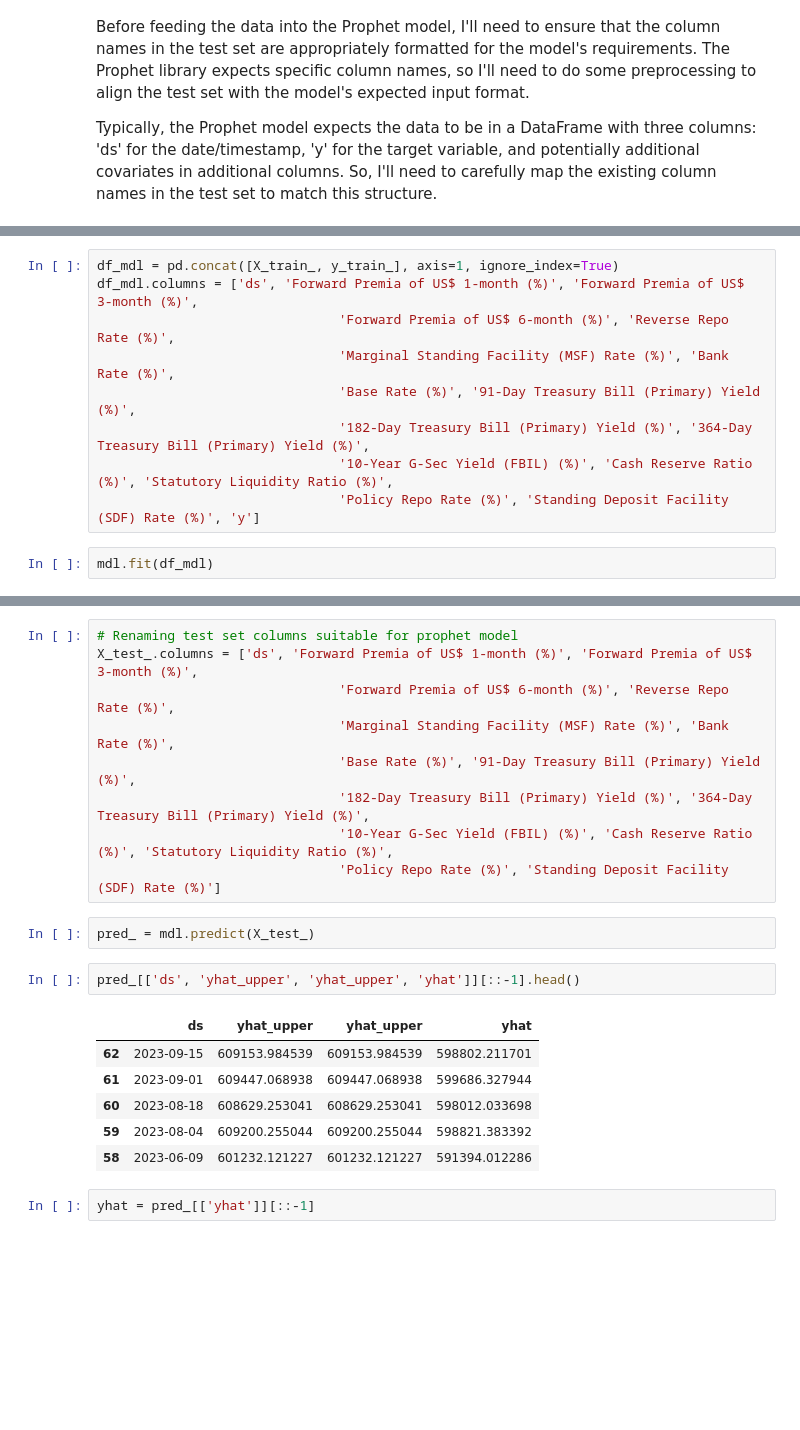
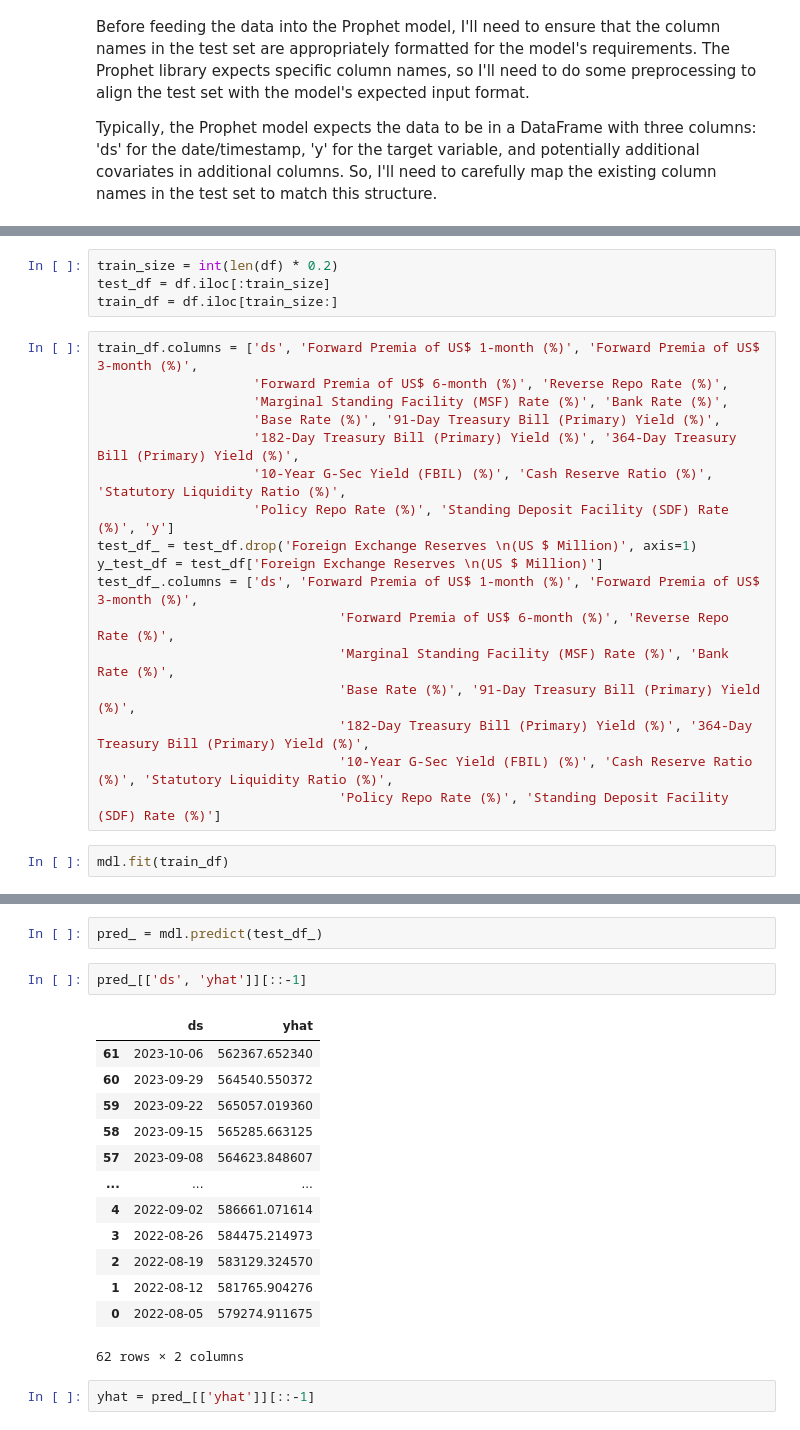
Before and after one commit to PranayJagtap06/ML_Projects, a Jupyter notebook: Indian Economy-Foreign Exchange Reserves Prediction/IndianEconomyMacroeconomicIndicators.ipynb, the cells around one changed output, grey strips where cells are left out. Drawn from its saved outputs; the diff is of its cells as text; blank space fills up the shorter version.

```diff
--- a/Indian Economy-Foreign Exchange Reserves Prediction/IndianEconomyMacroeconomicIndicators.ipynb
+++ b/Indian Economy-Foreign Exchange Reserves Prediction/IndianEconomyMacroeconomicIndicators.ipynb
@@ -819,13 +830,25 @@ X_train_, X_test_, y_train_, y_test_ = train_test_split(X_, y_, test_size=0.2, r
+# %%
+train_size = int(len(df) * 0.2)
+test_df = df.iloc[:train_size]
+train_df = df.iloc[train_size:]
 # %%
-df_mdl = pd.concat([X_train_, y_train_], axis=1, ignore_index=True)
-df_mdl.columns = ['ds', 'Forward Premia of US$ 1-month (%)', 'Forward Premia of US$ 3-month (%)',
+train_df.columns = ['ds', 'Forward Premia of US$ 1-month (%)', 'Forward Premia of US$ 3-month (%)',
+                    'Forward Premia of US$ 6-month (%)', 'Reverse Repo Rate (%)',
+                    'Marginal Standing Facility (MSF) Rate (%)', 'Bank Rate (%)',
+                    'Base Rate (%)', '91-Day Treasury Bill (Primary) Yield (%)',
+                    '182-Day Treasury Bill (Primary) Yield (%)', '364-Day Treasury Bill (Primary) Yield (%)',
+                    '10-Year G-Sec Yield (FBIL) (%)', 'Cash Reserve Ratio (%)', 'Statutory Liquidity Ratio (%)',
+                    'Policy Repo Rate (%)', 'Standing Deposit Facility (SDF) Rate (%)', 'y']
+test_df_ = test_df.drop('Foreign Exchange Reserves \n(US $ Million)', axis=1)
+y_test_df = test_df['Foreign Exchange Reserves \n(US $ Million)']
+test_df_.columns = ['ds', 'Forward Premia of US$ 1-month (%)', 'Forward Premia of US$ 3-month (%)',
                                'Forward Premia of US$ 6-month (%)', 'Reverse Repo Rate (%)',
                                'Marginal Standing Facility (MSF) Rate (%)', 'Bank Rate (%)',
                                'Base Rate (%)', '91-Day Treasury Bill (Primary) Yield (%)',
                                '182-Day Treasury Bill (Primary) Yield (%)', '364-Day Treasury Bill (Primary) Yield (%)',
                                '10-Year G-Sec Yield (FBIL) (%)', 'Cash Reserve Ratio (%)', 'Statutory Liquidity Ratio (%)',
-                               'Policy Repo Rate (%)', 'Standing Deposit Facility (SDF) Rate (%)', 'y']
+                               'Policy Repo Rate (%)', 'Standing Deposit Facility (SDF) Rate (%)']
 # %%
-mdl.fit(df_mdl)
+mdl.fit(train_df)
 # %% [output]
 INFO:prophet:Disabling daily seasonality. Run prophet with daily_seasonality=True to override this.
@@ -840,24 +863,22 @@ INFO:cmdstanpy:Chain [1] start processing
 INFO:cmdstanpy:Chain [1] done processing
 <prophet.forecaster.Prophet at 0x...>
-# %%
-# Renaming test set columns suitable for prophet model
-X_test_.columns = ['ds', 'Forward Premia of US$ 1-month (%)', 'Forward Premia of US$ 3-month (%)',
-                               'Forward Premia of US$ 6-month (%)', 'Reverse Repo Rate (%)',
-                               'Marginal Standing Facility (MSF) Rate (%)', 'Bank Rate (%)',
-                               'Base Rate (%)', '91-Day Treasury Bill (Primary) Yield (%)',
-                               '182-Day Treasury Bill (Primary) Yield (%)', '364-Day Treasury Bill (Primary) Yield (%)',
-                               '10-Year G-Sec Yield (FBIL) (%)', 'Cash Reserve Ratio (%)', 'Statutory Liquidity Ratio (%)',
-                               'Policy Repo Rate (%)', 'Standing Deposit Facility (SDF) Rate (%)']
 # %%
-pred_ = mdl.predict(X_test_)
+pred_ = mdl.predict(test_df_)
 # %%
-pred_[['ds', 'yhat_upper', 'yhat_upper', 'yhat']][::-1].head()
+pred_[['ds', 'yhat']][::-1]
 # %% [output]
-|  | ds | yhat_upper | yhat_upper | yhat |
-| 62 | 2023-09-15 | 609153.984539 | 609153.984539 | 598802.211701 |
-| 61 | 2023-09-01 | 609447.068938 | 609447.068938 | 599686.327944 |
-| 60 | 2023-08-18 | 608629.253041 | 608629.253041 | 598012.033698 |
-| 59 | 2023-08-04 | 609200.255044 | 609200.255044 | 598821.383392 |
-| 58 | 2023-06-09 | 601232.121227 | 601232.121227 | 591394.012286 |
+|  | ds | yhat |
+| 61 | 2023-10-06 | 562367.652340 |
+| 60 | 2023-09-29 | 564540.550372 |
+| 59 | 2023-09-22 | 565057.019360 |
+| 58 | 2023-09-15 | 565285.663125 |
+| 57 | 2023-09-08 | 564623.848607 |
+| ... | ... | ... |
+| 4 | 2022-09-02 | 586661.071614 |
+| 3 | 2022-08-26 | 584475.214973 |
+| 2 | 2022-08-19 | 583129.324570 |
+| 1 | 2022-08-12 | 581765.904276 |
+| 0 | 2022-08-05 | 579274.911675 |
+62 rows × 2 columns
 # %%
 yhat = pred_[['yhat']][::-1]
```
Also changed, not shown: parts of 33 cells of this notebook.
